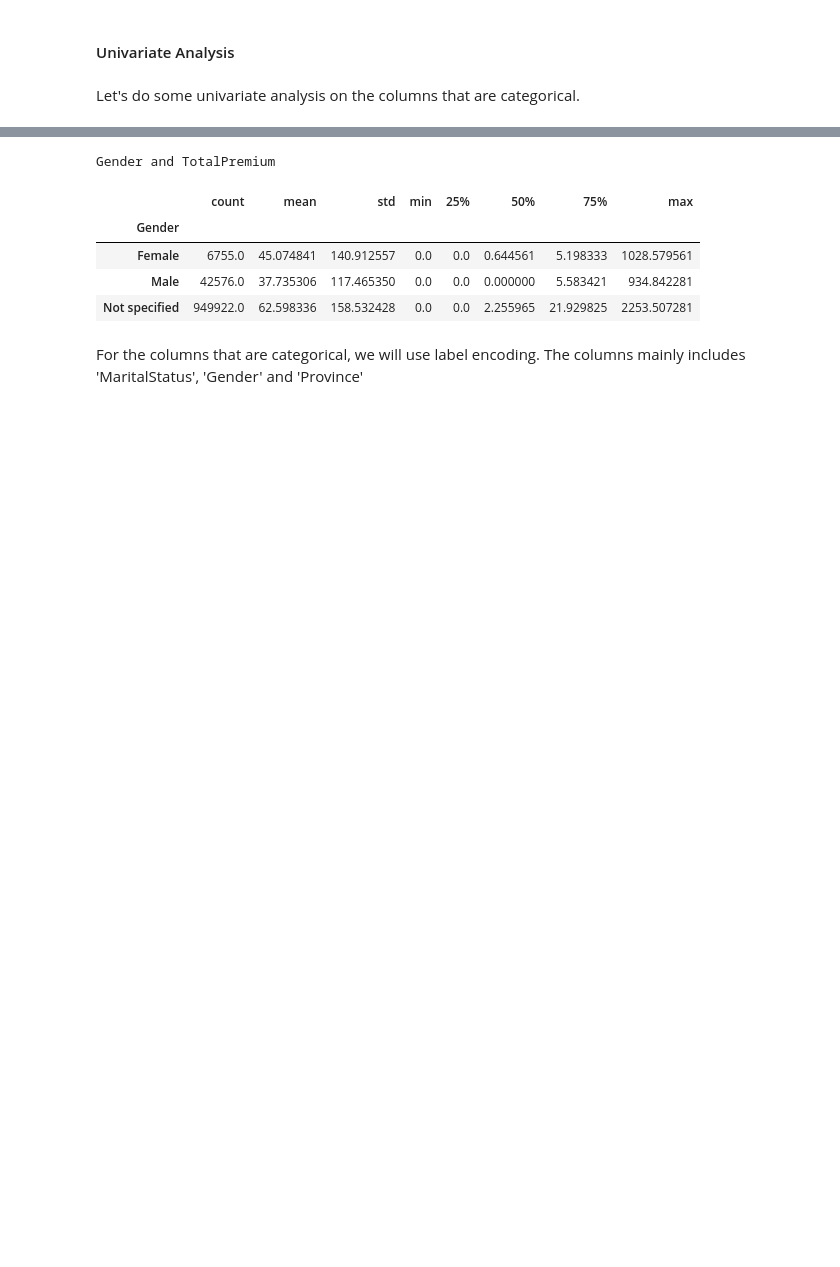
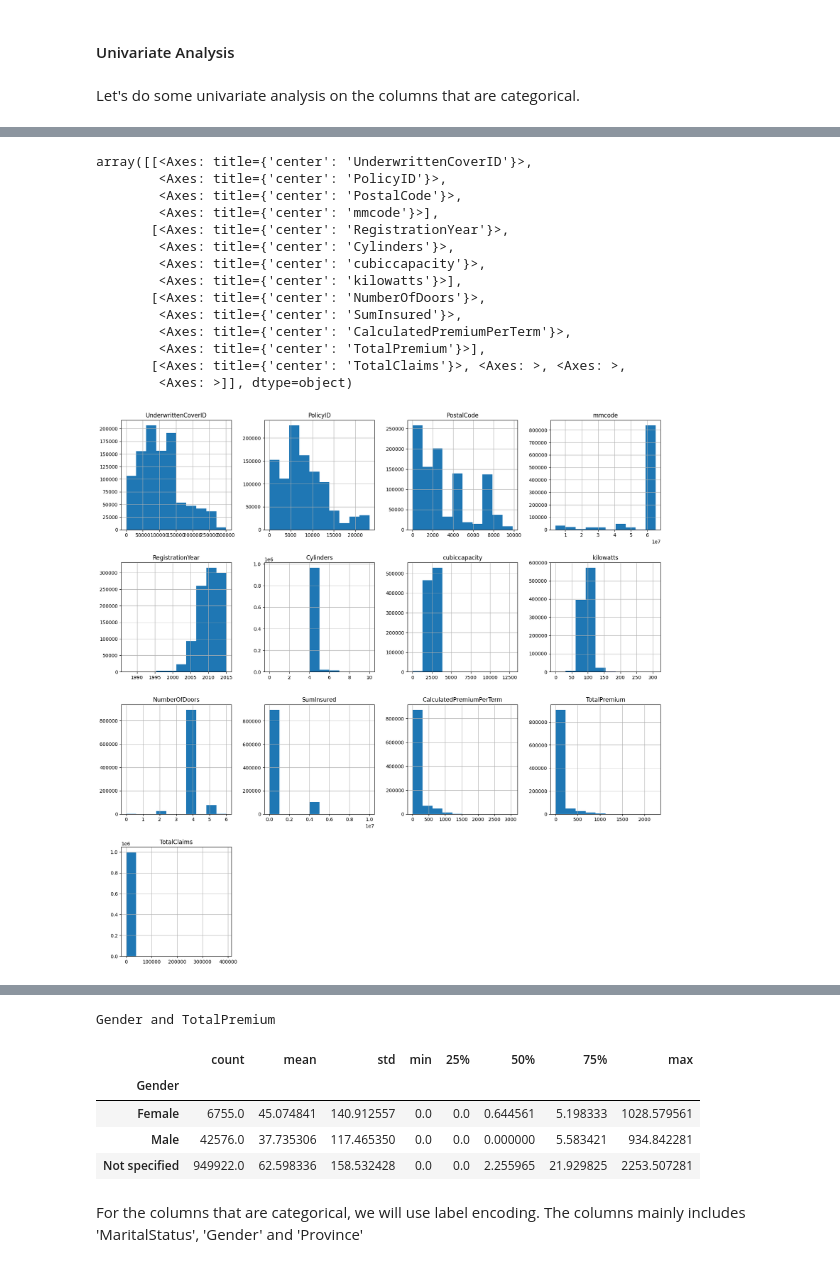
Before and after one commit to mussewold/insurance-data-analysis, a Jupyter notebook: notebooks/eda.ipynb, the cells around one changed output, grey strips where cells are left out. Saved outputs shown, nothing was run; the diff lists cells and outputs as text; code cells hidden in the pictures; blank space fills up the shorter version.

```diff
--- a/notebooks/eda.ipynb
+++ b/notebooks/eda.ipynb
@@ -237,0 +254,18 @@ SyntaxError: invalid syntax (1797750621.py, line 4)
+# %%
+df.hist(figsize=(20, 20))
+# %% [output]
+array([[<Axes: title={'center': 'UnderwrittenCoverID'}>,
+        <Axes: title={'center': 'PolicyID'}>,
+        <Axes: title={'center': 'PostalCode'}>,
+        <Axes: title={'center': 'mmcode'}>],
+       [<Axes: title={'center': 'RegistrationYear'}>,
+        <Axes: title={'center': 'Cylinders'}>,
+        <Axes: title={'center': 'cubiccapacity'}>,
+        <Axes: title={'center': 'kilowatts'}>],
+       [<Axes: title={'center': 'NumberOfDoors'}>,
+        <Axes: title={'center': 'SumInsured'}>,
+        <Axes: title={'center': 'CalculatedPremiumPerTerm'}>,
+        <Axes: title={'center': 'TotalPremium'}>],
+       [<Axes: title={'center': 'TotalClaims'}>, <Axes: >, <Axes: >,
+        <Axes: >]], dtype=object)
+[figure, added]
```
Also changed, not shown: parts of 13 cells of this notebook, 2 other files.
